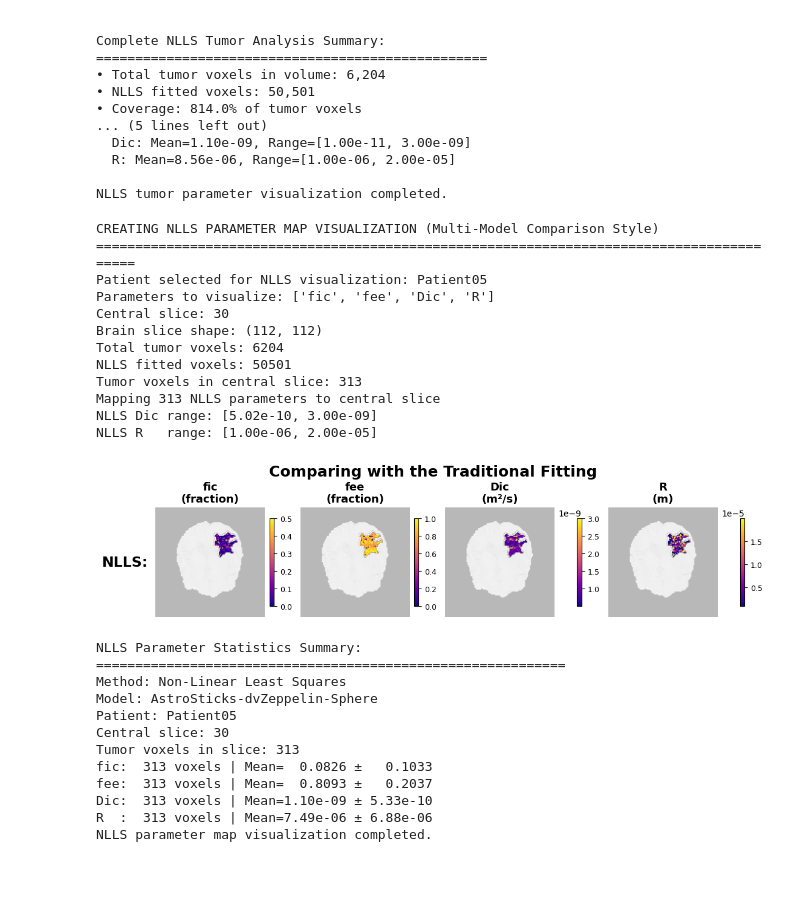
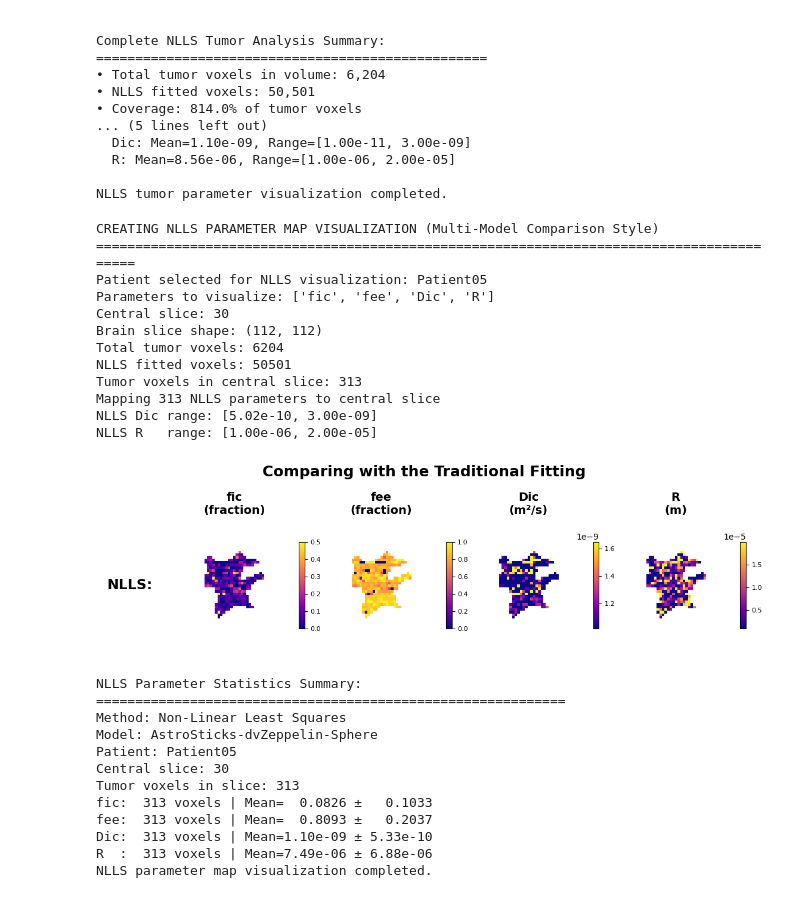
Before and after one commit to YuZhengYYDS/verdict_benchmark, a Jupyter notebook: test_multmodels/NLLS_test.ipynb, the cells around one changed output. Saved outputs shown, nothing was run; the diff lists cells and outputs as text; code cells hidden in the pictures.

```diff
--- a/test_multmodels/NLLS_test.ipynb
+++ b/test_multmodels/NLLS_test.ipynb
@@ -508,19 +865,22 @@ print(f"NLLS R   range: [{r_vmin:.2e}, {r_vmax:.2e}]")
 n_models = 1  # Just NLLS
 cols = 1 + len(compare_params)
 
-# Make first column narrow (0.8) and parameter cols wider (2 each)
-widths = [0.8] + [2.0] * len(compare_params)
+# Make first column narrow (0.8) and parameter cols equal width (1.8 each)
+widths = [0.8] + [1.8] * len(compare_params)
 
 fig, axs = plt.subplots(
     n_models, cols,
-    figsize=(2.2 * cols, 2.6 * n_models),
-    constrained_layout=True,
-    gridspec_kw={"width_ratios": widths}
+    figsize=(2.4 * cols, 3.5 * n_models),  # Increased height to accommodate title
+    constrained_layout=False,  # Use manual layout for better control
+    gridspec_kw={"width_ratios": widths, "hspace": 0.1, "wspace": 0.2}
 )
 
 # Ensure 2D array even for single row
 if n_models == 1:
     axs = np.expand_dims(axs, 0)
+
+# Adjust subplot positions for better alignment - much more space at top for title
+plt.subplots_adjust(left=0.05, right=0.95, top=0.75, bottom=0.1, wspace=0.25, hspace=0.2)
 
 #fig.suptitle(
 #    f'NLLS Parameter Maps (Patient {patient_of_interest}, Slice {central_slice})',
@@ -528,7 +888,7 @@ if n_models == 1:
 #)
 fig.suptitle(
     f'Comparing with the Traditional Fitting',
-    fontsize=18, fontweight='bold'
+    fontsize=18, fontweight='bold', y=1  # Position title higher with more space
 )
 # Precompute boundary overlay for tumor regions
 boundary_overlay = np.zeros_like(brain_slice, dtype=bool)
@@ -557,11 +917,16 @@ ax_label.text(
 for j, p in enumerate(compare_params, start=1):
     ax = axs[i, j]
 
-    # Background brain anatomy
-    ax.imshow(brain_enhanced, cmap='gray', vmin=0, vmax=1, alpha=0.28)
+    # Parameter map - only show tumor regions
+    pm = nlls_param_maps[p]
 
-    # Parameter map
-    pm = nlls_param_maps[p]
+    # Create tumor-only parameter map (mask out non-tumor regions)
+    if slice_data:
+        tumor_only_pm = np.full_like(pm, np.nan)
+        roi2d = slice_data['tumor_slice']['roi2d']
+        tumor_only_pm[roi2d] = pm[roi2d]
+    else:
+        tumor_only_pm = pm
 
     # Set color range
     if p == 'fee':
@@ -573,16 +938,16 @@ for j, p in enumerate(compare_params, start=1):
     else:  # 'R'
         vmin, vmax = r_vmin, r_vmax
 
-    # Show parameter map
-    im = ax.imshow(np.ma.masked_invalid(pm), cmap='plasma', vmin=vmin, vmax=vmax)
+    # Show only tumor parameter map (no brain background)
+    im = ax.imshow(np.ma.masked_invalid(tumor_only_pm), cmap='plasma', vmin=vmin, vmax=vmax)
 
-    # Overlay tumor boundaries
-    if np.any(boundary_overlay):
-        ax.imshow(boundary_mask, cmap=ListedColormap(['white']), alpha=0.9)
+    # Add tumor boundaries for better definition
+    if slice_data and np.any(boundary_overlay):
+        ax.imshow(boundary_mask, cmap=ListedColormap(['white']), alpha=0.8)
 
     ax.set_axis_off()
 
-    # Parameter title (only for top row)
+    # Parameter title (only for top row) - centered above the tumor region
     if i == 0:
         if p == 'Dic':
             title = f'{p}\n(m²/s)'
@@ -590,14 +955,33 @@ for j, p in enumerate(compare_params, start=1):
             title = f'{p}\n(m)'
         else:
             title = f'{p}\n(fraction)'
-        ax.set_title(title, fontsize=13, fontweight='bold')
+        ax.set_title(title, fontsize=14, fontweight='bold', pad=15)
 
-    # Individual colorbar for each subplot
-    cbar = fig.colorbar(im, ax=ax, fraction=0.046, pad=0.04, shrink=0.8)
+    # Individual colorbar for each subplot - positioned to not interfere with centering
+    cbar = fig.colorbar(im, ax=ax, fraction=0.046, pad=0.08, shrink=0.7, aspect=15)
     if p in ('Dic', 'R'):
         cbar.formatter.set_powerlimits((0,0))
         cbar.update_ticks()
-    cbar.ax.tick_params(labelsize=9)
+    cbar.ax.tick_params(labelsize=8)
+
+    # Ensure the tumor region is centered in the subplot
+    # Get the bounding box of the tumor region for better centering
+    if slice_data and np.any(roi2d):
+        tumor_coords = np.where(roi2d)
+        if len(tumor_coords[0]) > 0:
+            y_min, y_max = tumor_coords[0].min(), tumor_coords[0].max()
+            x_min, x_max = tumor_coords[1].min(), tumor_coords[1].max()
+
+            # Add some padding around the tumor region
+            padding = 10
+            y_min = max(0, y_min - padding)
+            y_max = min(brain_slice.shape[0], y_max + padding)
+            x_min = max(0, x_min - padding)
+            x_max = min(brain_slice.shape[1], x_max + padding)
+
+            # Set the view limits to center on tumor region
+            ax.set_xlim(x_min, x_max)
+            ax.set_ylim(y_max, y_min)  # Note: y-axis is inverted for images
 
 plt.show()
 
@@ -617,34 +1001,34 @@ if slice_data:
 
     for p in compare_params:
         valid_data = nlls_param_maps[p][~np.isnan(nlls_param_maps[p])]
         if len(valid_data) > 0:
             mean_val = np.mean(valid_data)
             std_val = np.std(valid_data)
 
             if p in ['Dic', 'R']:
                 print(f"{p:3s}: {len(valid_data):4d} voxels | Mean={mean_val:8.2e} ± {std_val:8.2e}")
             else:
                 print(f"{p:3s}: {len(valid_data):4d} voxels | Mean={mean_val:8.4f} ± {std_val:8.4f}")
         else:
             print(f"{p:3s}: No valid data in slice")
 else:
     print("No tumor voxels found in central slice")
 
 print("NLLS parameter map visualization completed.")
 # %% [output]
 CREATING NLLS PARAMETER MAP VISUALIZATION (Multi-Model Comparison Style)
 ==========================================================================================
 Patient selected for NLLS visualization: Patient05
 Parameters to visualize: ['fic', 'fee', 'Dic', 'R']
 Central slice: 30
 Brain slice shape: (112, 112)
 Total tumor voxels: 6204
 NLLS fitted voxels: 50501
 Tumor voxels in central slice: 313
 Mapping 313 NLLS parameters to central slice
 NLLS Dic range: [5.02e-10, 3.00e-09]
 NLLS R   range: [1.00e-06, 2.00e-05]
-[figure, old version]
+[figure, new version]
 NLLS Parameter Statistics Summary:
 ============================================================
 Method: Non-Linear Least Squares
```
Also changed, not shown: parts of 4 cells of this notebook, 5 other files.
